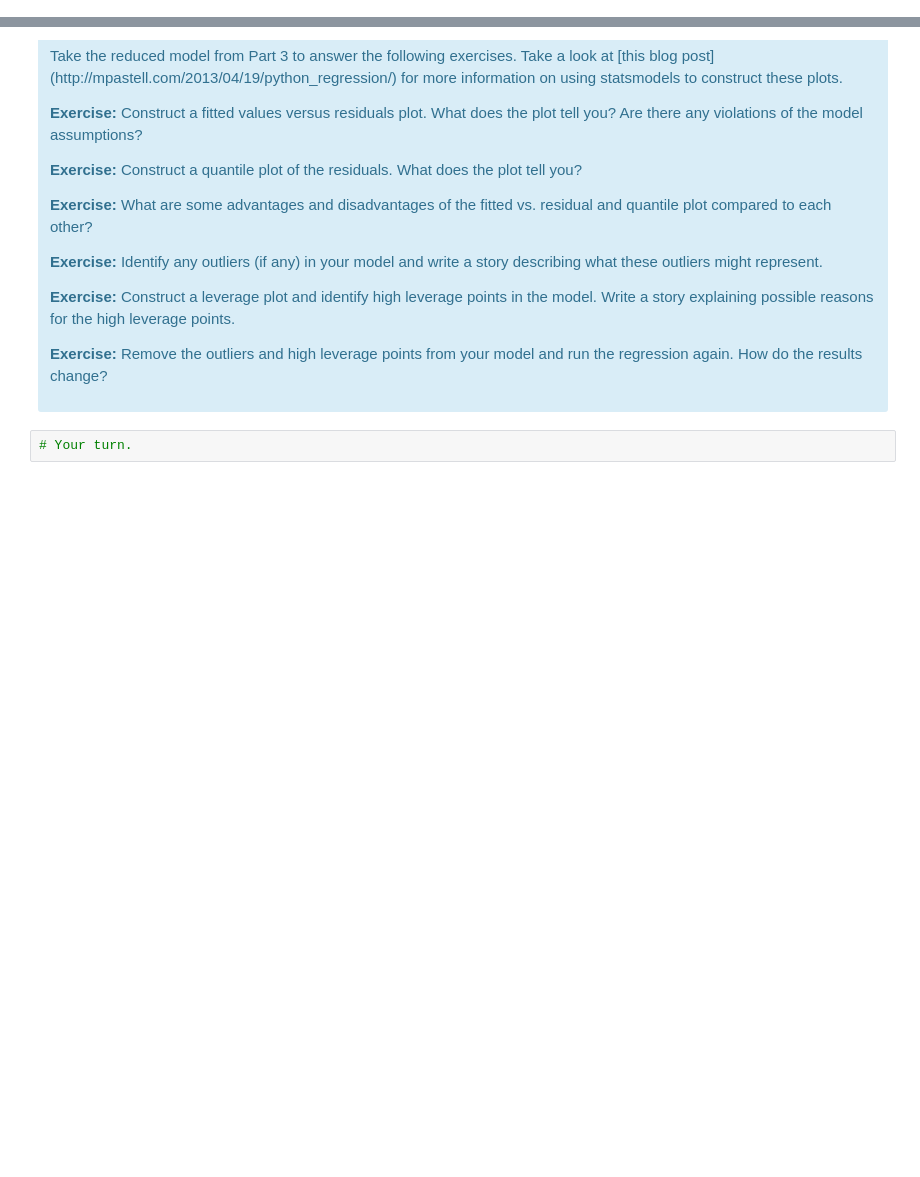
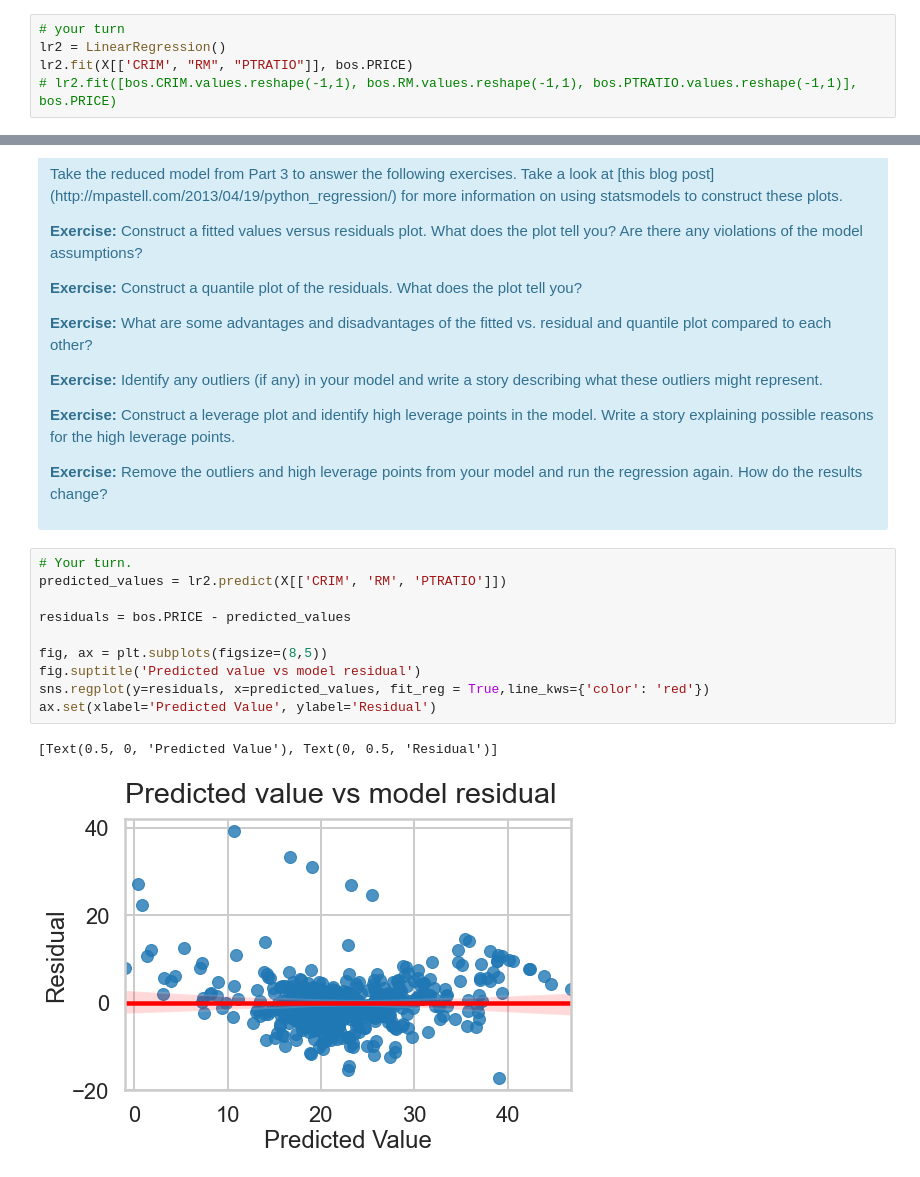
Before and after one commit to BinhKieu82/Springboard_NormProj, a Jupyter notebook: 11.4Boston_Housing_linear_regression/linear_regression/Mini_Project_Linear_Regression.ipynb, the cells around one changed output, grey strips where cells are left out. Cells and saved outputs as stored; diff of their text form; blank space fills up the shorter version.

```diff
--- a/11.4Boston_Housing_linear_regression/linear_regression/Mini_Project_Linear_Regression.ipynb
+++ b/11.4Boston_Housing_linear_regression/linear_regression/Mini_Project_Linear_Regression.ipynb
@@ -731,0 +761,5 @@ F-statistic = 175.10554287569548
+# %%
+# your turn
+lr2 = LinearRegression()
+lr2.fit(X[['CRIM', "RM", "PTRATIO"]], bos.PRICE)
+# lr2.fit([bos.CRIM.values.reshape(-1,1), bos.RM.values.reshape(-1,1), bos.PTRATIO.values.reshape(-1,1)], bos.PRICE)
@@ -806,5 +895,16 @@ There are some other issues that are important investigate with linear regressio
 
 <p><b>Exercise:</b> Remove the outliers and high leverage points from your model and run the regression again. How do the results change?</p>
 </div>
-# %%
-# Your turn.
+# %%
+# Your turn.
+predicted_values = lr2.predict(X[['CRIM', 'RM', 'PTRATIO']])
+
+residuals = bos.PRICE - predicted_values
+
+fig, ax = plt.subplots(figsize=(8,5))
+fig.suptitle('Predicted value vs model residual')
+sns.regplot(y=residuals, x=predicted_values, fit_reg = True,line_kws={'color': 'red'})
+ax.set(xlabel='Predicted Value', ylabel='Residual')
+# %% [output]
+[Text(0.5, 0, 'Predicted Value'), Text(0, 0.5, 'Residual')]
+[figure, added]
```
Also changed, not shown: parts of 19 cells of this notebook.
